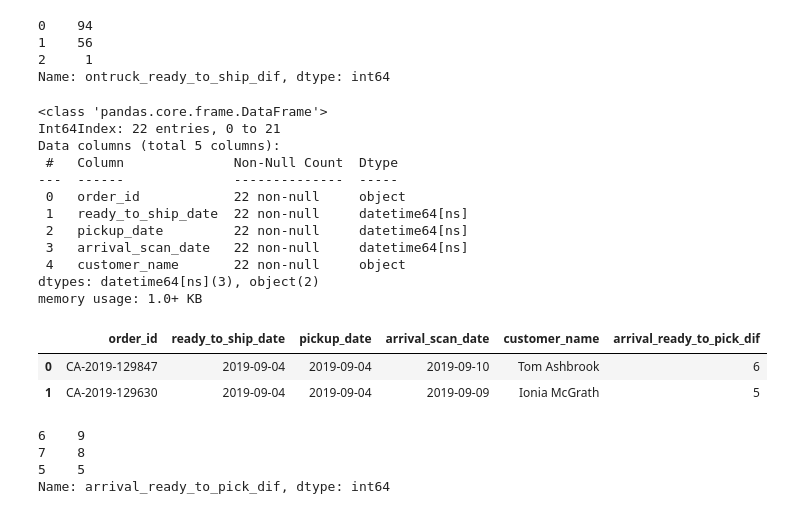
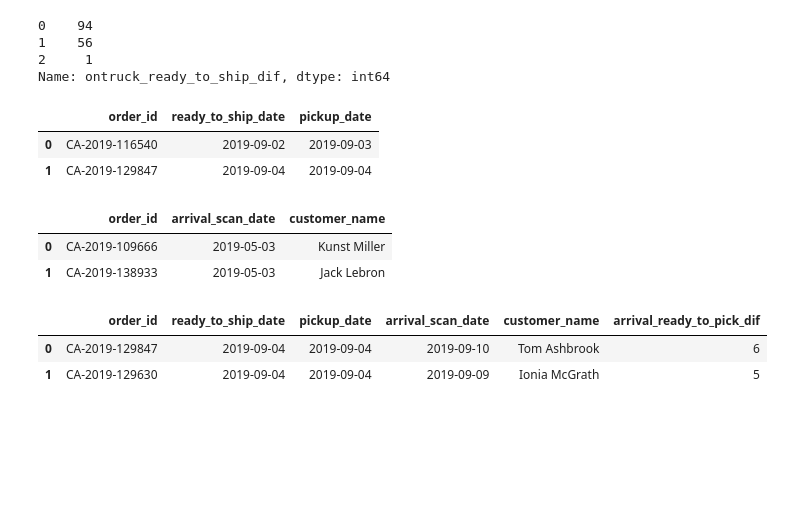
Before and after one commit to linapg/analysis_order_process_muesli_company, a Jupyter notebook: muesli_project.ipynb, the cells around one changed output. Cells and saved outputs as stored; diff of their text form; code cells hidden in the pictures; blank space fills up the shorter version.

```diff
--- a/muesli_project.ipynb
+++ b/muesli_project.ipynb
@@ -380,28 +380,27 @@ df3.loc[df3["ship_mode"]=="Express",'ontruck_ready_to_ship_dif'].sort_values().v
 1    56
 2     1
 Name: ontruck_ready_to_ship_dif, dtype: int64
+# %%
+ready_pickup.head(2)
+# %% [output]
+|  | order_id | ready_to_ship_date | pickup_date |
+| 0 | CA-2019-116540 | 2019-09-02 | 2019-09-03 |
+| 1 | CA-2019-129847 | 2019-09-04 | 2019-09-04 |
+# %%
+arrival.head(2)
+# %% [output]
+|  | order_id | arrival_scan_date | customer_name |
+| 0 | CA-2019-109666 | 2019-05-03 | Kunst Miller |
+| 1 | CA-2019-138933 | 2019-05-03 | Jack Lebron |
 # %%
-#TIME BETWEEN READY TO SHIP AND THE ARRIVAL DATE -> THIRD KPI
+# #TIME BETWEEN READY TO SHIP AND THE ARRIVAL DATE -> THIRD KPI
 
-#join ready_pickup and arrival -> arrival has 290 and pickup 333, but ready to pickup has duplicates ->
-#first drop the duplicates from ready_pickup
-ready_pickup.drop_duplicates(inplace=True, ignore_index=True)
-#ready_pickup.info() # 204 rows
+# #join ready_pickup and arrival -> arrival has 290 and pickup 333, but ready to pickup has duplicates ->
+# #first drop the duplicates from ready_pickup
+# ready_pickup.drop_duplicates(inplace=True, ignore_index=True)
+# #ready_pickup.info() # 204 rows
 
-#df4 = pd.concat([ready_pickup, arrival], axis=1)
-df4 = pd.merge(ready_pickup, arrival, on= "order_id", how= "inner")
-df4.info()
+# #df4 = pd.concat([ready_pickup, arrival], axis=1)
+# df4 = pd.merge(ready_pickup, arrival, on= "order_id", how= "inner")
+# df4.info()
-# %% [output]
-<class 'pandas.core.frame.DataFrame'>
-Int64Index: 22 entries, 0 to 21
-Data columns (total 5 columns):
- #   Column              Non-Null Count  Dtype
----  ------              --------------  -----
- 0   order_id            22 non-null     object
- 1   ready_to_ship_date  22 non-null     datetime64[ns]
- 2   pickup_date         22 non-null     datetime64[ns]
- 3   arrival_scan_date   22 non-null     datetime64[ns]
- 4   customer_name       22 non-null     object
-dtypes: datetime64[ns](3), object(2)
-memory usage: 1.0+ KB
 # %%
@@ -413,10 +412,5 @@ df4.head(2)
 | 0 | CA-2019-129847 | 2019-09-04 | 2019-09-04 | 2019-09-10 | Tom Ashbrook | 6 |
 | 1 | CA-2019-129630 | 2019-09-04 | 2019-09-04 | 2019-09-09 | Ionia McGrath | 5 |
 # %%
-df4['arrival_ready_to_pick_dif'].value_counts()
+# df4['arrival_ready_to_pick_dif'].value_counts()
-# %% [output]
-6    9
-7    8
-5    5
-Name: arrival_ready_to_pick_dif, dtype: int64
 # %%
```
Also changed, not shown: parts of 2 cells of this notebook.
